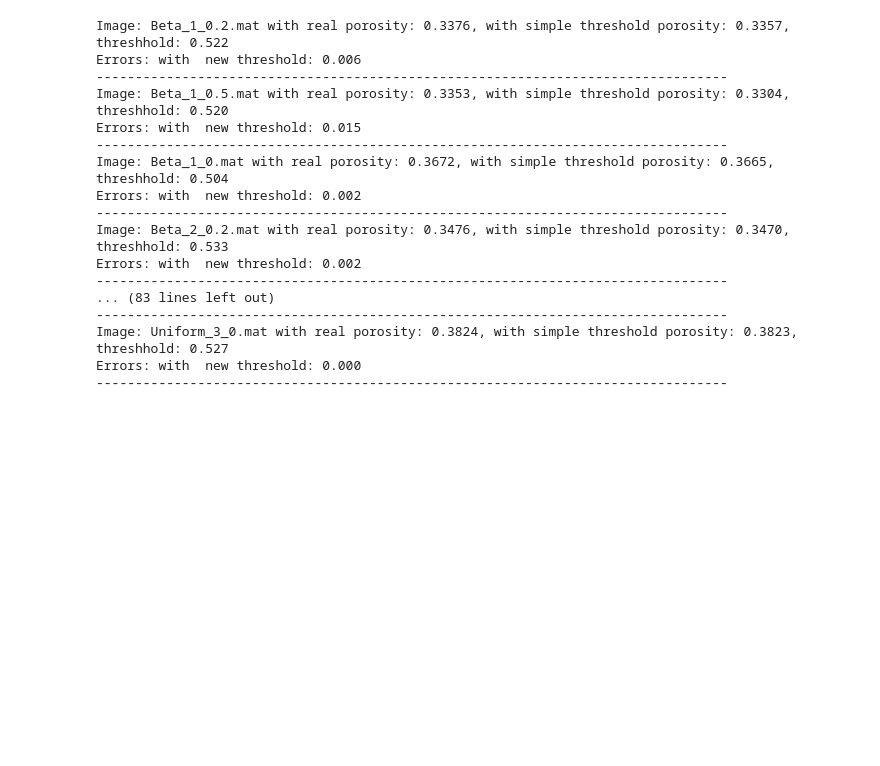
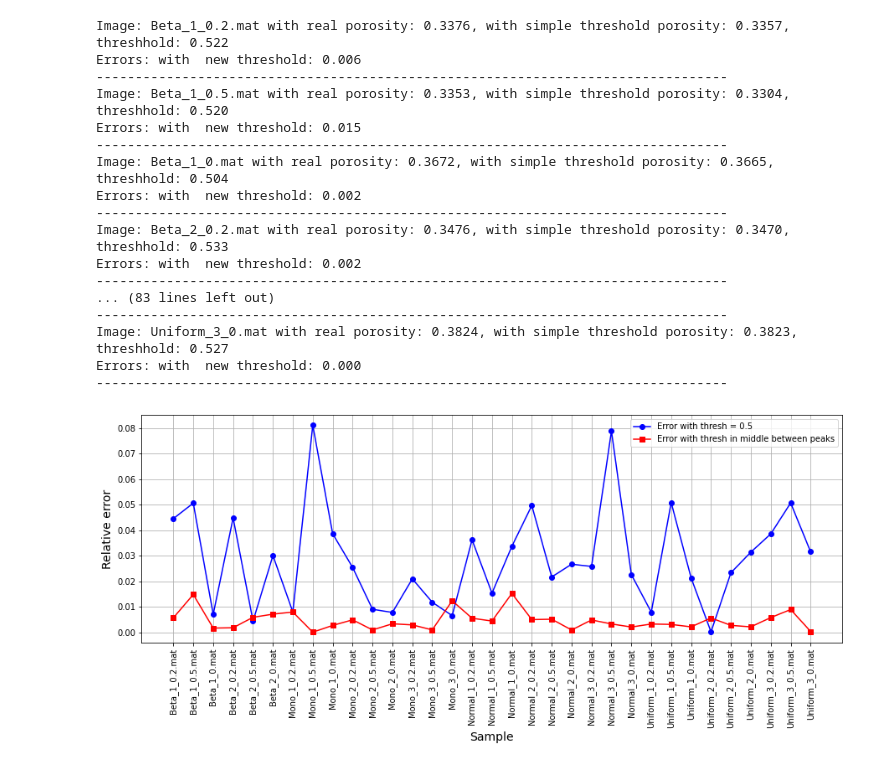
Before and after one commit to AndreiErofeev/Aramco_Reconstruction_Challenge, a Jupyter notebook: Checkpoint-1.ipynb, the cells around one changed output. Drawn from its saved outputs; the diff is of its cells as text; code cells hidden in the pictures; blank space fills up the shorter version.

Commit message:
Error plot added

```diff
--- a/Checkpoint-1.ipynb
+++ b/Checkpoint-1.ipynb
@@ -37,9 +37,7 @@ Image: Uniform_3_0.mat with porosity: 0.3824
 # %% [markdown]
 ## Simple threshholding by 0.5
 # %%
-real_poro = []
-new_poro = []
-simpl_poro = []
+err_05 = []
 
 for CT_scan in os.listdir(path):
     if 'mat' in CT_scan:
@@ -65,6 +63,7 @@ for CT_scan in os.listdir(path):
             CT_scan, true_porosity, simplest_porosity))
         print("Errors: with  0.5 threshold: %.3f "%(np.abs(true_porosity - simplest_porosity)/true_porosity))
         print('---------------------------------------------------------------------------------')
+        err_05.append(np.abs(true_porosity - simplest_porosity)/true_porosity)
 # %% [output]
 Image: Beta_1_0.2.mat with real porosity: 0.3376, with simple threshold porosity: 0.3226
 Errors: with  0.5 threshold: 0.045
@@ -92,6 +91,8 @@ plt.show()
 # %% [output]
 [figure]
 # %%
+err_mid_thresh = []
+
 for CT_scan in os.listdir(path):
     if 'mat' in CT_scan:
         rawMatData = loadmat(os.path.join(path, CT_scan))
@@ -113,6 +114,7 @@ for CT_scan in os.listdir(path):
             CT_scan, true_porosity, new_porosity, thresh/255.0))
         print("Errors: with  new threshold: %.3f "%(np.abs(true_porosity - new_porosity)/true_porosity))
         print('---------------------------------------------------------------------------------')
+        err_mid_thresh.append(np.abs(true_porosity - new_porosity)/true_porosity)
 # %% [output]
 Image: Beta_1_0.2.mat with real porosity: 0.3376, with simple threshold porosity: 0.3357, threshhold: 0.522
 Errors: with  new threshold: 0.006
@@ -131,3 +133,15 @@ Errors: with  new threshold: 0.002
 Image: Uniform_3_0.mat with real porosity: 0.3824, with simple threshold porosity: 0.3823, threshhold: 0.527
 Errors: with  new threshold: 0.000
 ---------------------------------------------------------------------------------
+# %%
+plt.figure(figsize = (15,5))
+plt.plot(np.arange(len(err_05)),err_05, marker = 'o', c = 'b', label = 'Error with thresh = 0.5')
+plt.plot(np.arange(len(err_05)),err_mid_thresh, marker = 's', c = 'r', label = 'Error with thresh in middle between peaks')
+plt.xticks(np.arange(len(err_05)), os.listdir(path)[:-2], rotation='vertical')
+plt.grid()
+plt.legend()
+plt.ylabel('Relative error', fontsize = 14)
+plt.xlabel('Sample', fontsize = 14)
+plt.show()
+# %% [output]
+[figure, added]
```
